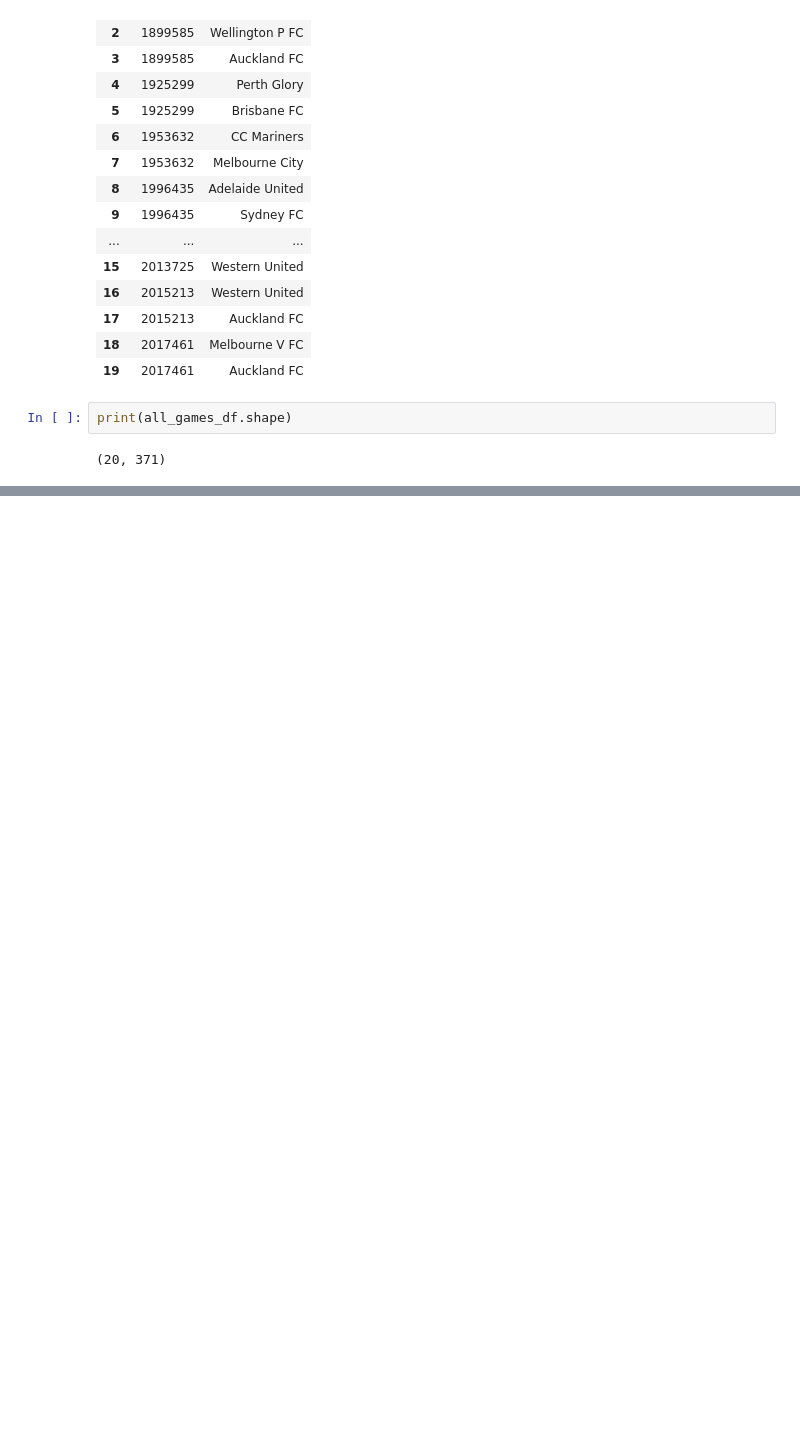
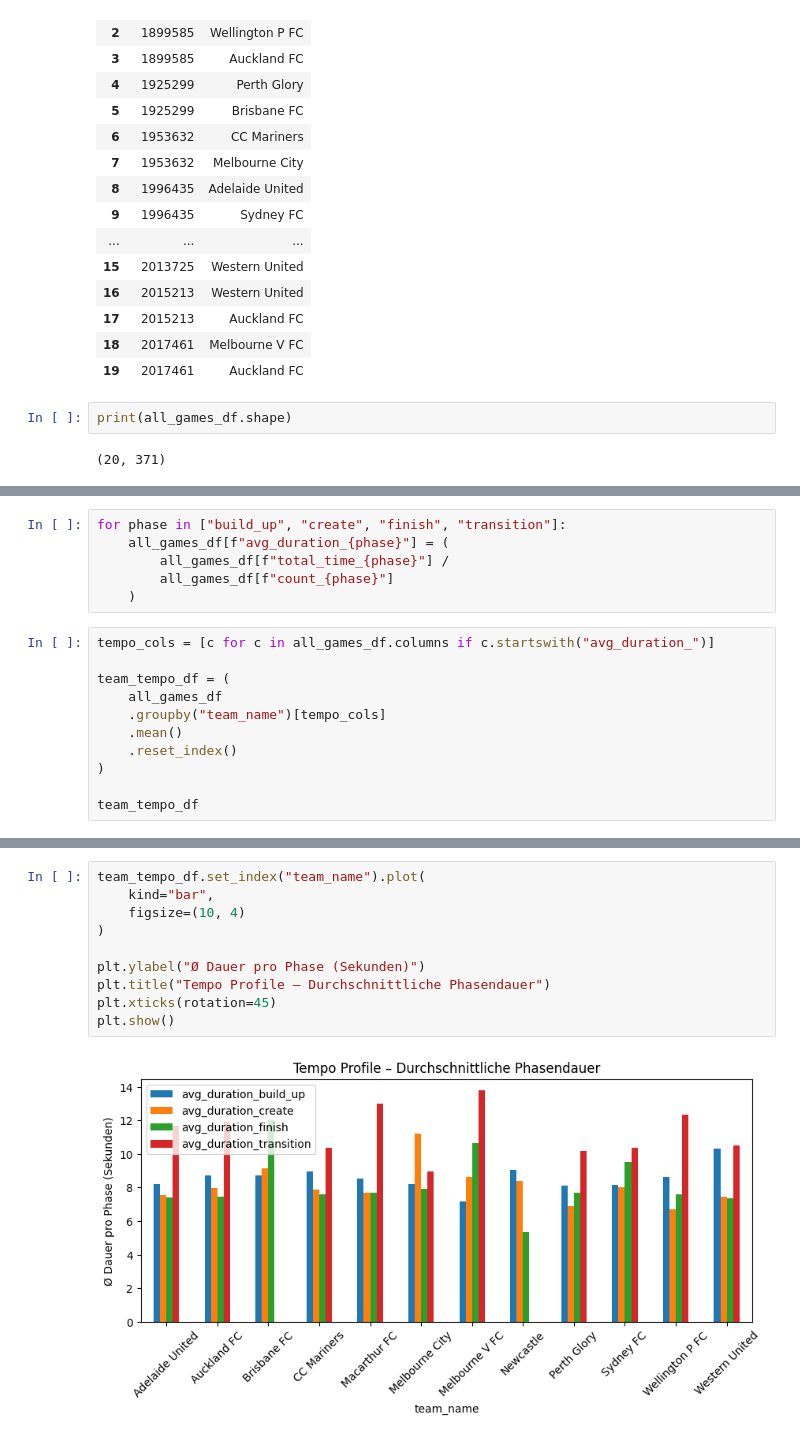
Before and after one commit to KaOs1204/Biomech_Project_2025, a Jupyter notebook: notebooks/01B_multi_match_pop_profiles.ipynb, the cells around one changed output, grey strips where cells are left out. Cells and saved outputs as stored; diff of their text form; blank space fills up the shorter version.

```diff
--- a/notebooks/01B_multi_match_pop_profiles.ipynb
+++ b/notebooks/01B_multi_match_pop_profiles.ipynb
@@ -184,0 +297,17 @@ team_phase_summary
+# %%
+for phase in ["build_up", "create", "finish", "transition"]:
+    all_games_df[f"avg_duration_{phase}"] = (
+        all_games_df[f"total_time_{phase}"] /
+        all_games_df[f"count_{phase}"]
+    )
+# %%
+tempo_cols = [c for c in all_games_df.columns if c.startswith("avg_duration_")]
+
+team_tempo_df = (
+    all_games_df
+    .groupby("team_name")[tempo_cols]
+    .mean()
+    .reset_index()
+)
+
+team_tempo_df
@@ -184,0 +328,12 @@ team_phase_summary
+# %%
+team_tempo_df.set_index("team_name").plot(
+    kind="bar",
+    figsize=(10, 4)
+)
+
+plt.ylabel("Ø Dauer pro Phase (Sekunden)")
+plt.title("Tempo Profile – Durchschnittliche Phasendauer")
+plt.xticks(rotation=45)
+plt.show()
+# %% [output]
+[figure, added]
```
Also changed, not shown: parts of 14 cells of this notebook.
